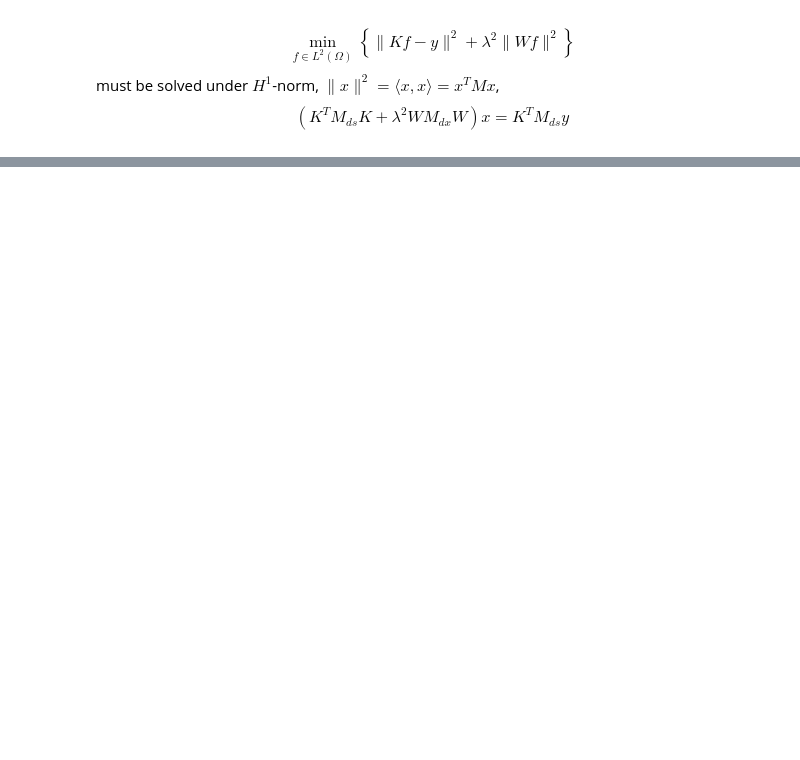
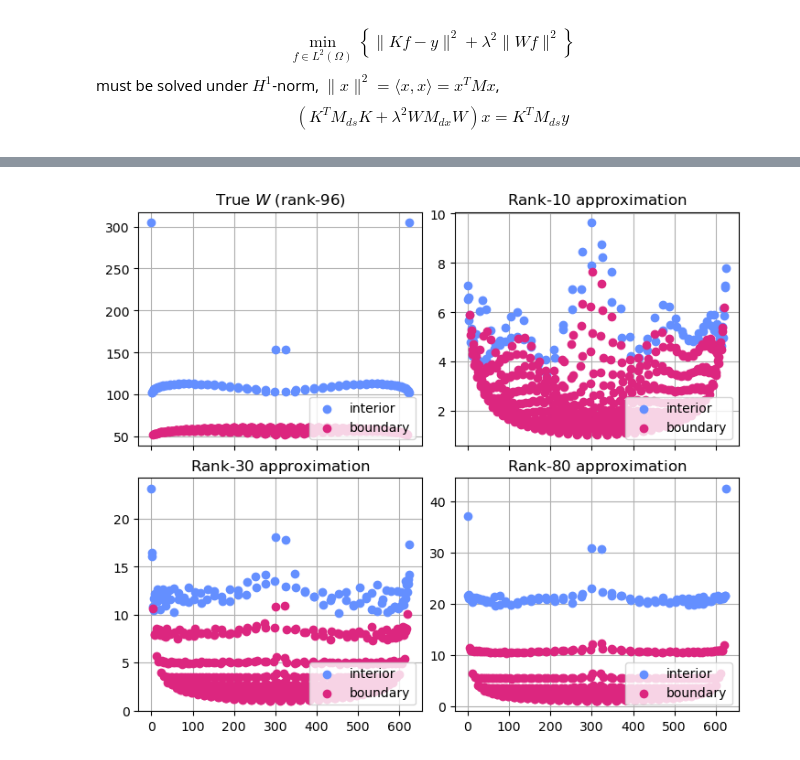
Before and after one commit to EliasSev/masters-thesis, a Jupyter notebook: notebooks/discrete_operator_rsvd.ipynb, the cells around one changed output, grey strips where cells are left out. Drawn from its saved outputs; the diff is of its cells as text; code cells hidden in the pictures; blank space fills up the shorter version.

```diff
--- a/notebooks/discrete_operator_rsvd.ipynb
+++ b/notebooks/discrete_operator_rsvd.ipynb
@@ -966,0 +967,48 @@ Method B and C gives equivalent results, but C is much quicker. $K^+$ is the pse
+# %%
+def get_W_method_1(Vk, M_dx):
+    C = Vk.T @ M_dx @ Vk
+    w_sq = np.sum(Vk * (Vk @ C), axis=1)
+
+    volumes = np.array(M_dx.sum(axis=1)).flatten()
+    w = np.sqrt(np.maximum(w_sq, 0)) / volumes
+
+    return np.diag(w)
+
+
+W_truth = get_discrete_W(V)
+Ws = [W_truth]
+ranks = [10, 30, 80]
+for k in ranks:
+    _, _, VkT = discrete_operator_rsvd(V, p=k)
+    W = get_W_method_1(VkT.T, M_dx)
+    Ws.append(W)
+# %%
+def plot_multiple_weights(V, Ws, ranks):
+    # Setup
+    Ib = get_boundary_dofs(V)  # boundary DOFs
+    Ii = list(set(range(V.dim())) - set(boundary_dofs))  # interior DOFs
+
+    # Plotting
+    fig, axes = plt.subplots(2, 2, figsize=(7, 6), constrained_layout=True, sharex=True)
+
+    axes = axes.flatten()
+    r1, r2, r3 = ranks
+    titles = [
+        f'True $W$ (rank-${len(Ib)}$)',
+        f'Rank-${r1}$ approximation',
+        f'Rank-${r2}$ approximation',
+        f'Rank-${r3}$ approximation'
+    ]
+    for ax, W, title in zip(axes, Ws, titles):
+        ax.scatter(Ib, W.diagonal()[Ib], label='interior', c=C.c2[0])
+        ax.scatter(Ii, W.diagonal()[Ii], label='boundary', c=C.c2[1])
+        ax.set_title(title)
+        ax.legend(loc='lower right')
+        ax.grid()
+        ax.set_axisbelow(True)
+    plt.show()
+
+
+plot_multiple_weights(V, Ws, ranks)
+# %% [output]
+[figure, added]
```
Also changed, not shown: parts of 8 cells of this notebook.
